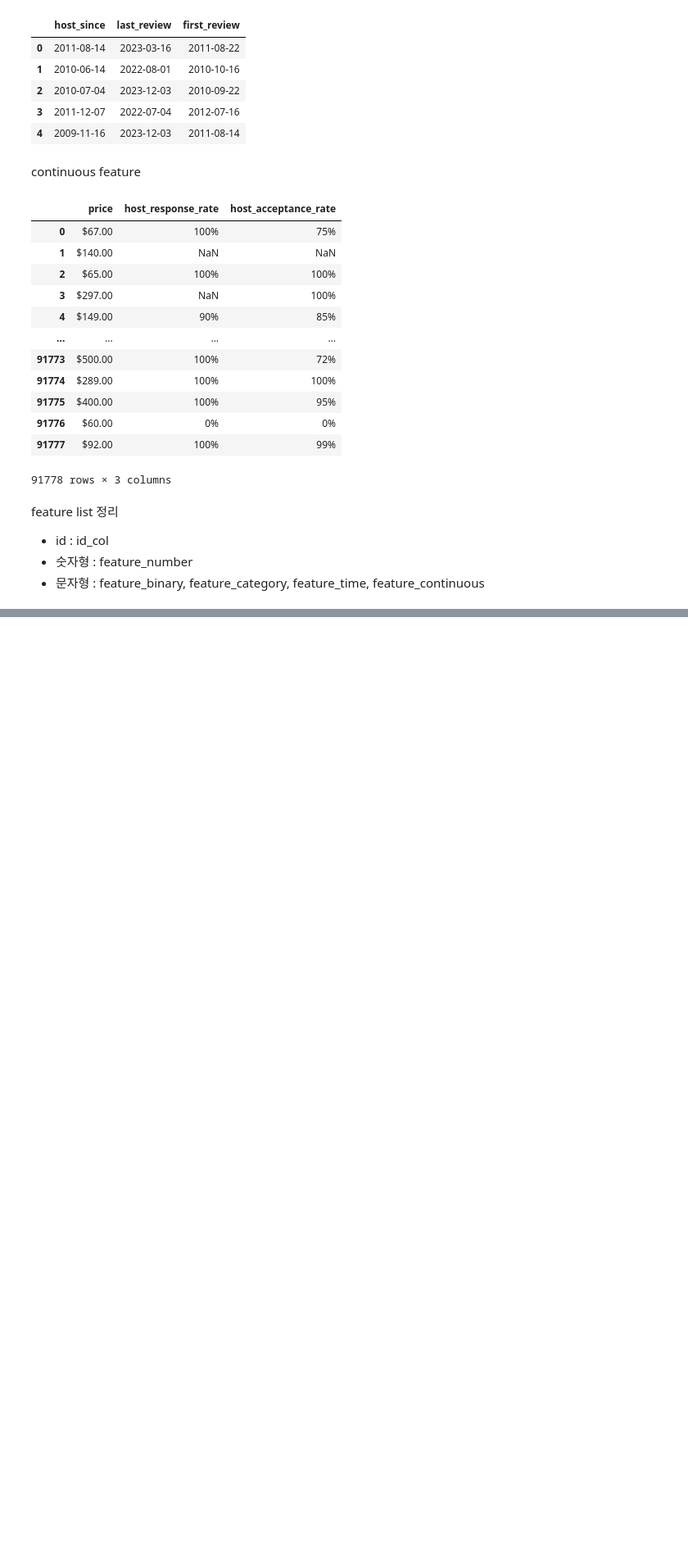
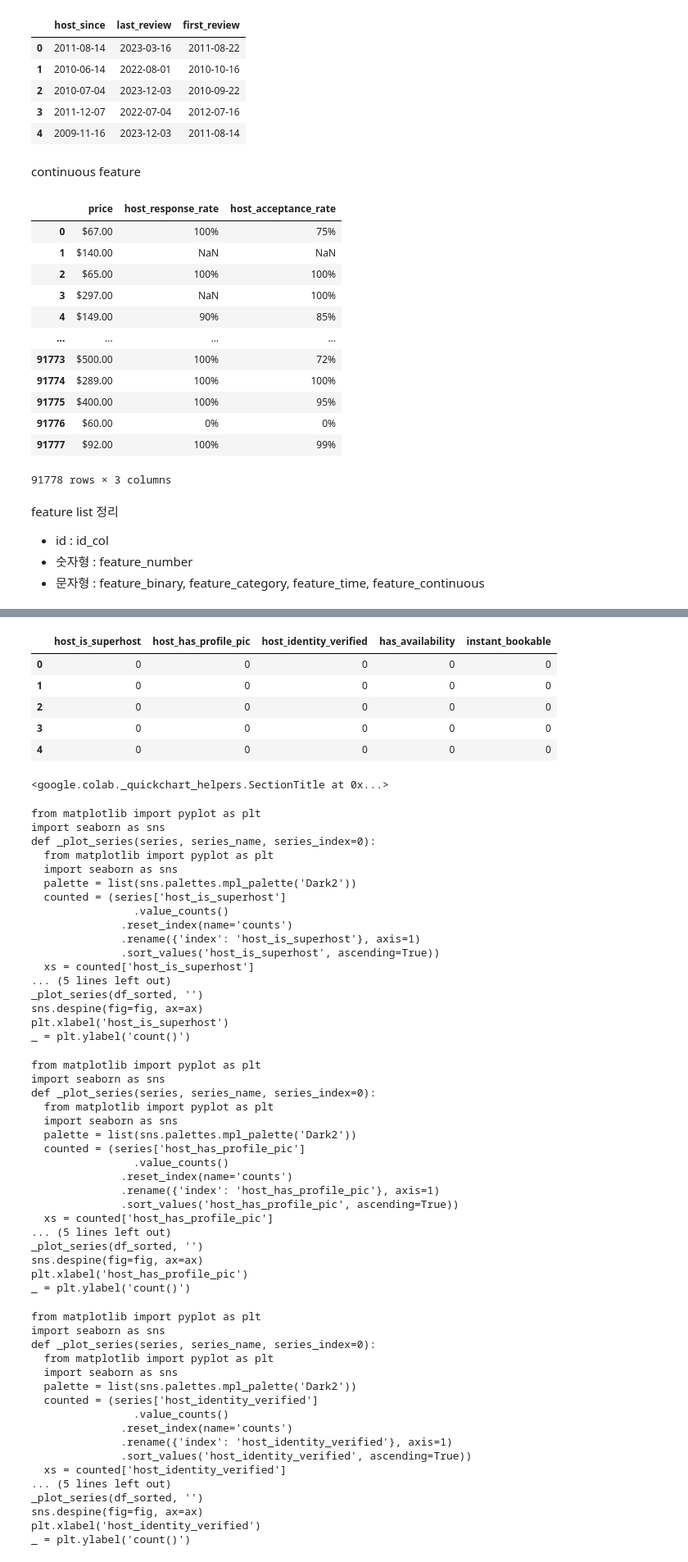
Before and after one commit to HongSeongMo/Airbnb, a Jupyter notebook: learning_plus_training1.ipynb, the cells around one changed output, grey strips where cells are left out. Shown: that part at 82% size. Saved outputs shown, nothing was run; the diff lists cells and outputs as text; code cells hidden in the pictures; blank space fills up the shorter version.

```diff
--- a/learning_plus_training1.ipynb
+++ b/learning_plus_training1.ipynb
@@ -800,0 +827,65 @@ feature list 정리
+# %%
+# feature binary
+for col in feature_binary:
+    feature_df.loc[:, col] = [1 if x == 't' else 0 for x in feature_df[col]]
+
+feature_df[feature_binary].head()
+# %% [output]
+|  | host_is_superhost | host_has_profile_pic | host_identity_verified | has_availability | instant_bookable |
+| 0 | 0 | 0 | 0 | 0 | 0 |
+| 1 | 0 | 0 | 0 | 0 | 0 |
+| 2 | 0 | 0 | 0 | 0 | 0 |
+| 3 | 0 | 0 | 0 | 0 | 0 |
+| 4 | 0 | 0 | 0 | 0 | 0 |
+<google.colab._quickchart_helpers.SectionTitle at 0x...>
+from matplotlib import pyplot as plt
+import seaborn as sns
+def _plot_series(series, series_name, series_index=0):
+  from matplotlib import pyplot as plt
+  import seaborn as sns
+  palette = list(sns.palettes.mpl_palette('Dark2'))
+  counted = (series['host_is_superhost']
+                .value_counts()
+              .reset_index(name='counts')
+              .rename({'index': 'host_is_superhost'}, axis=1)
+              .sort_values('host_is_superhost', ascending=True))
+  xs = counted['host_is_superhost']
+... (5 lines left out)
+_plot_series(df_sorted, '')
+sns.despine(fig=fig, ax=ax)
+plt.xlabel('host_is_superhost')
+_ = plt.ylabel('count()')
+from matplotlib import pyplot as plt
+import seaborn as sns
+def _plot_series(series, series_name, series_index=0):
+  from matplotlib import pyplot as plt
+  import seaborn as sns
+  palette = list(sns.palettes.mpl_palette('Dark2'))
+  counted = (series['host_has_profile_pic']
+                .value_counts()
+              .reset_index(name='counts')
+              .rename({'index': 'host_has_profile_pic'}, axis=1)
+              .sort_values('host_has_profile_pic', ascending=True))
+  xs = counted['host_has_profile_pic']
+... (5 lines left out)
+_plot_series(df_sorted, '')
+sns.despine(fig=fig, ax=ax)
+plt.xlabel('host_has_profile_pic')
+_ = plt.ylabel('count()')
+from matplotlib import pyplot as plt
+import seaborn as sns
+def _plot_series(series, series_name, series_index=0):
+  from matplotlib import pyplot as plt
+  import seaborn as sns
+  palette = list(sns.palettes.mpl_palette('Dark2'))
+  counted = (series['host_identity_verified']
+                .value_counts()
+              .reset_index(name='counts')
+              .rename({'index': 'host_identity_verified'}, axis=1)
+              .sort_values('host_identity_verified', ascending=True))
+  xs = counted['host_identity_verified']
+... (5 lines left out)
+_plot_series(df_sorted, '')
+sns.despine(fig=fig, ax=ax)
+plt.xlabel('host_identity_verified')
+_ = plt.ylabel('count()')
```
Also changed, not shown: parts of 9 cells of this notebook.
